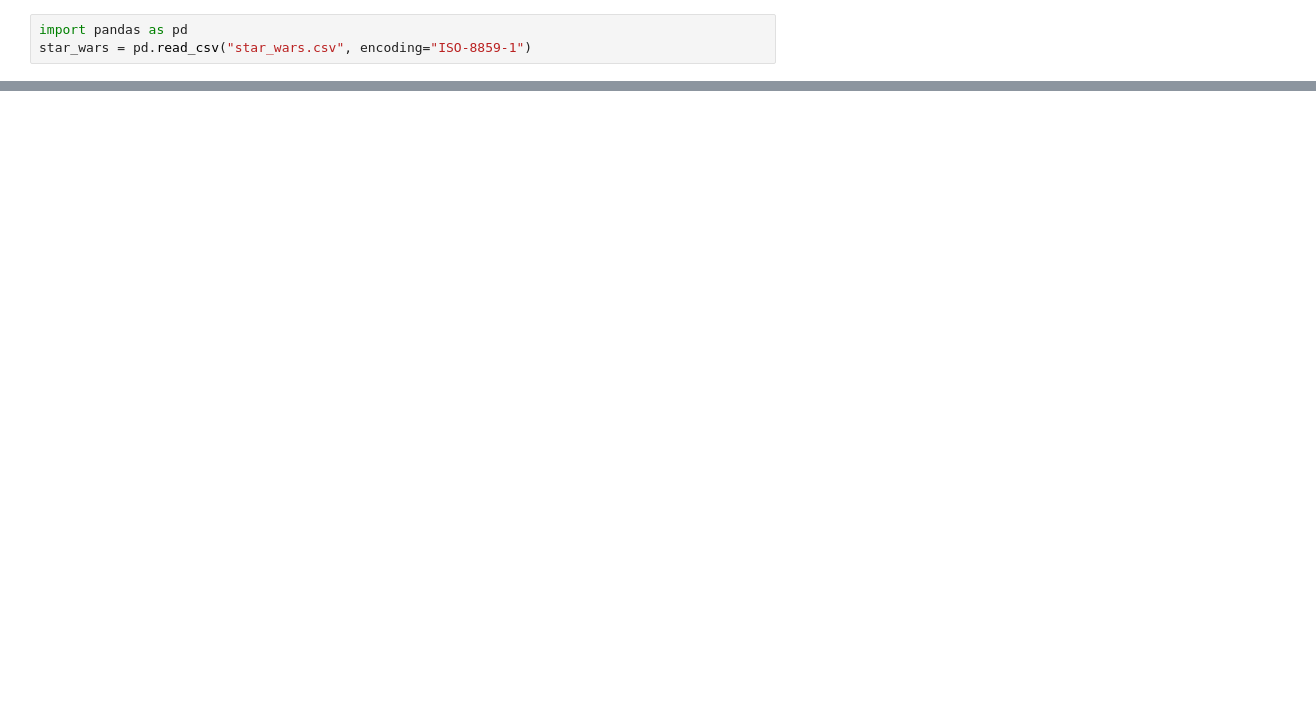
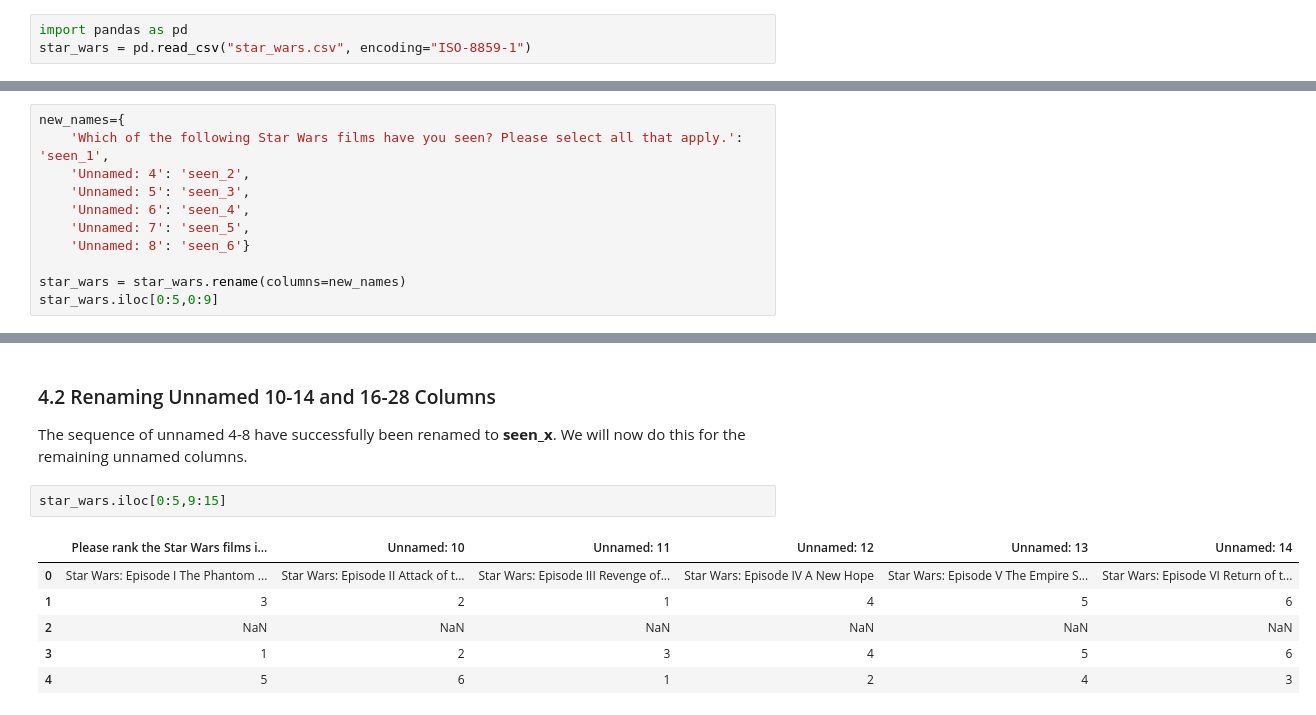
Before and after one commit to Rezwal/portfolio, a Jupyter notebook: Data Cleaning Example.ipynb, the cells around one changed output, grey strips where cells are left out. Saved outputs shown, nothing was run; the diff lists cells and outputs as text; blank space fills up the shorter version.

```diff
--- a/Data Cleaning Example.ipynb
+++ b/Data Cleaning Example.ipynb
@@ -44,0 +121,11 @@ star_wars.head(10)
+# %%
+new_names={
+    'Which of the following Star Wars films have you seen? Please select all that apply.': 'seen_1',
+    'Unnamed: 4': 'seen_2',
+    'Unnamed: 5': 'seen_3',
+    'Unnamed: 6': 'seen_4',
+    'Unnamed: 7': 'seen_5',
+    'Unnamed: 8': 'seen_6'}
+
+star_wars = star_wars.rename(columns=new_names)
+star_wars.iloc[0:5,0:9]
@@ -44,0 +139,12 @@ star_wars.head(10)
+# %% [markdown]
+### 4.2 Renaming Unnamed 10-14 and 16-28 Columns
+The sequence of unnamed 4-8 have successfully been renamed to **seen_x**. We will now do this for the remaining unnamed columns.
+# %%
+star_wars.iloc[0:5,9:15]
+# %% [output]
+|  | Please rank the Star Wars films i... | Unnamed: 10 | Unnamed: 11 | Unnamed: 12 | Unnamed: 13 | Unnamed: 14 |
+| 0 | Star Wars: Episode I The Phantom ... | Star Wars: Episode II Attack of t... | Star Wars: Episode III Revenge of... | Star Wars: Episode IV A New Hope | Star Wars: Episode V The Empire S... | Star Wars: Episode VI Return of t... |
+| 1 | 3 | 2 | 1 | 4 | 5 | 6 |
+| 2 | NaN | NaN | NaN | NaN | NaN | NaN |
+| 3 | 1 | 2 | 3 | 4 | 5 | 6 |
+| 4 | 5 | 6 | 1 | 2 | 4 | 3 |
```
Also changed, not shown: parts of 14 cells of this notebook, 1 other file.
